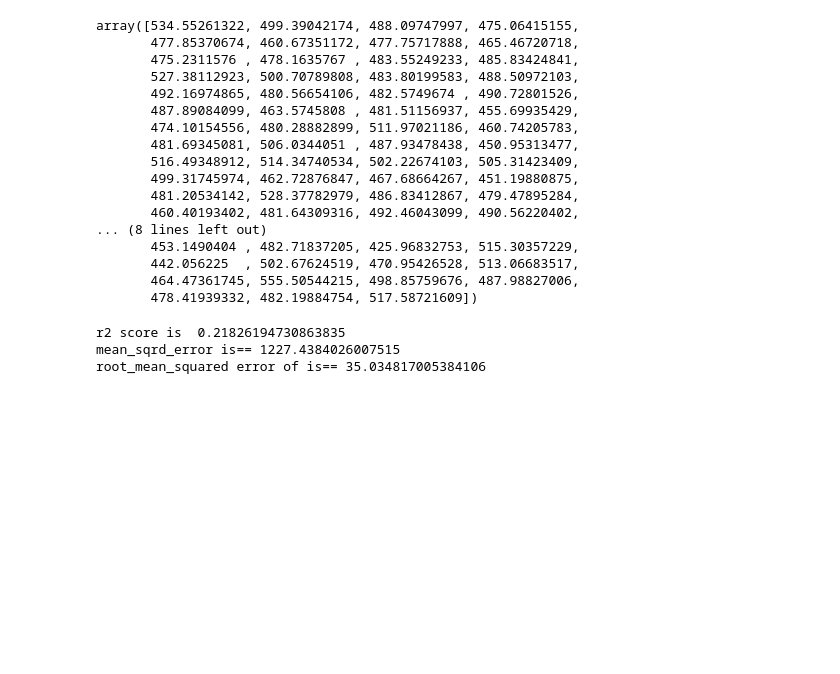
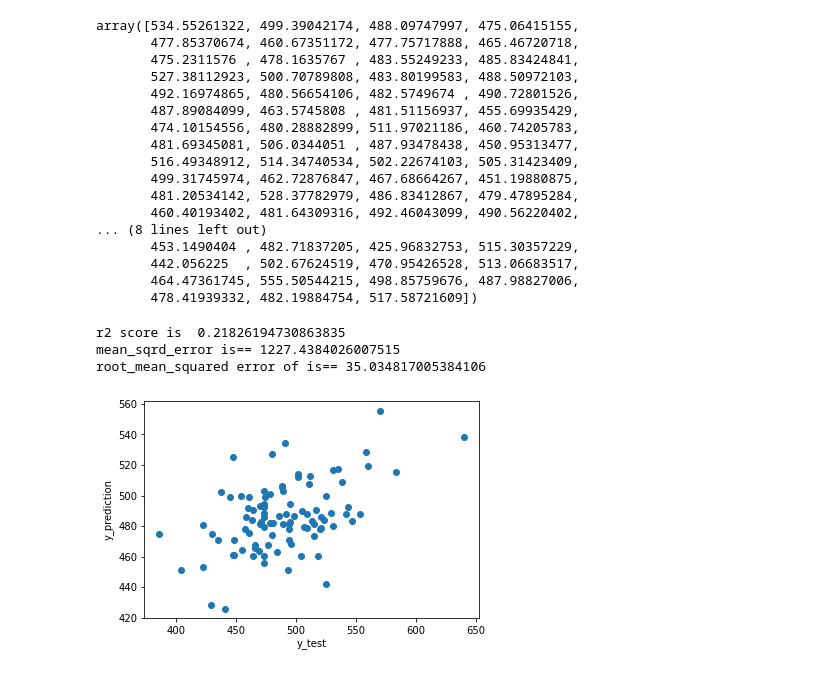
Before and after one commit to morrissey466/Illinois_School_Analysis, a Jupyter notebook: Resources/Recression_District_new.ipynb, the cells around one changed output. Saved outputs shown, nothing was run; the diff lists cells and outputs as text; code cells hidden in the pictures; blank space fills up the shorter version.

```diff
--- a/Resources/Recression_District_new.ipynb
+++ b/Resources/Recression_District_new.ipynb
@@ -127,15 +127,22 @@ array([534.55261322, 499.39042174, 488.09747997, 475.06415155,
 # %%
 # importing r2_score module
 from sklearn.metrics import r2_score
 from sklearn.metrics import mean_squared_error
 import numpy as np
 
 # predicting the accuracy score
 score = r2_score(y_test,y_prediction)
 print('r2 score is ', score)
 print('mean_sqrd_error is==', mean_squared_error(y_test,y_prediction))
 print('root_mean_squared error of is==', np.sqrt(mean_squared_error(y_test,y_prediction)))
+
+#scatter plot of test vs prediction
+plt.scatter(y_test, y_prediction)
+plt.xlabel('y_test')
+plt.ylabel('y_prediction')
+plt.show()
 # %% [output]
 r2 score is  0.21826194730863835
 mean_sqrd_error is== 1227.4384026007515
 root_mean_squared error of is== 35.034817005384106
+[figure, added]
```
Also changed, not shown: parts of 1 cell of this notebook, 2 other files.
